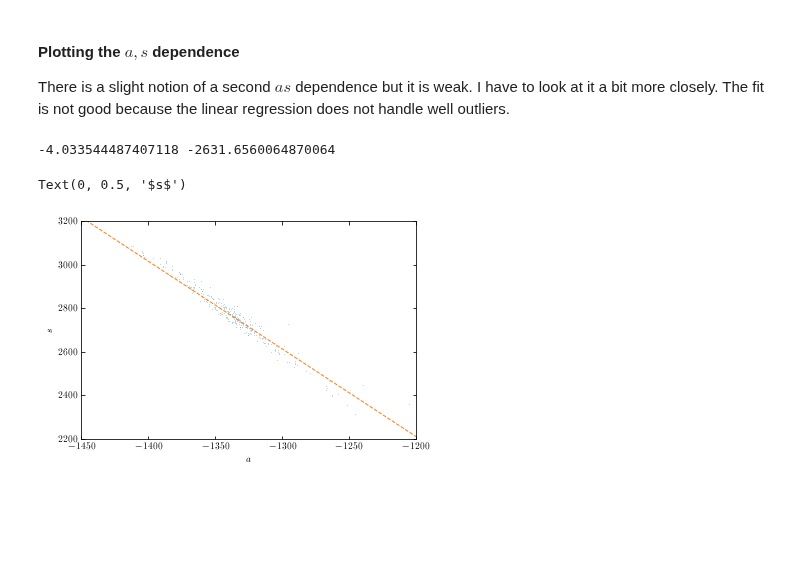
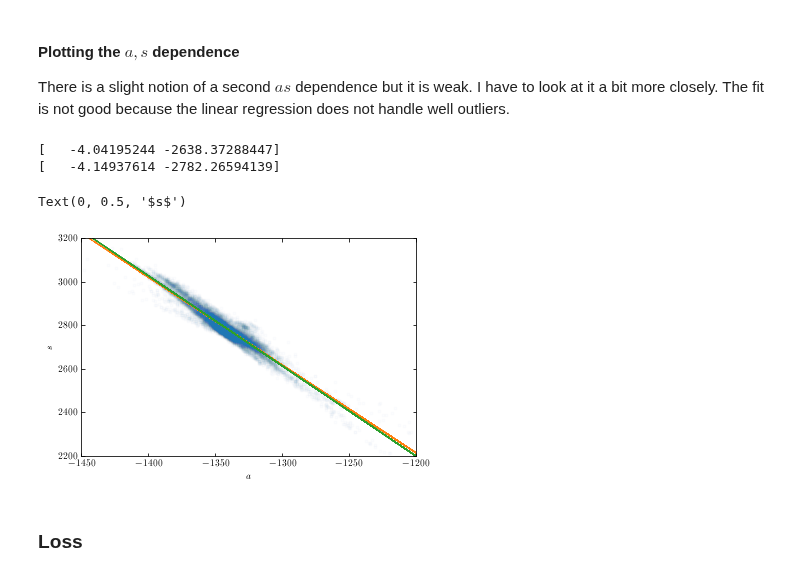
Before and after one commit to zpreisler/XRDXRFutils, a Jupyter notebook: notebooks/a_s_fit.ipynb, the cells around one changed output. Cells and saved outputs as stored; diff of their text form; code cells hidden in the pictures; blank space fills up the shorter version.

```diff
--- a/notebooks/a_s_fit.ipynb
+++ b/notebooks/a_s_fit.ipynb
@@ -10,16 +10,18 @@ import pickle
 from joblib import Parallel, delayed
 import h5py
 from sklearn.linear_model import LinearRegression
+from scipy.optimize import curve_fit, least_squares
 
-from numpy import linspace
-
-#import matplotlib
-#import matplotlib.pyplot as plt
-#from matplotlib.colors import LogNorm
-#from matplotlib.markers import MarkerStyle
-from matplotlib.pyplot import imshow,subplots,plot,xlim,ylim,xlabel,ylabel,cm
+from numpy import linspace,concatenate,sqrt,log,histogram
+from matplotlib.pyplot import imshow,subplots,plot,xlim,ylim,xlabel,ylabel,cm,title,scatter,colorbar,figure
+from sklearn.cluster import KMeans,MiniBatchKMeans
 
 from PIL import Image
+
+def f_linear(x,a,b):
+    return a*x + b
+def f_loss(x,t,y):
+    return (x[0]*t + x[1]) - y
 # %% [markdown]
 #### Define Paths
 # %%
@@ -52,0 +45,6 @@ data = DataXRD().read_params(path_xrd + 'Scanning_Parameters.txt').read(path_xrd
+# %%
+try:
+    data = DataXRD().load_h5(path_xrd + 'xrd.h5')
+except:
+    print('Reading from raw data.')
+    data = DataXRD().read_params(path_xrd + 'Scanning_Parameters.txt').read(path_xrd).calibrate_from_file(path_xrd + 'calibration.ini').save_h5(path_xrd + 'xrd.h5')
@@ -151,28 +160,30 @@ for i,phase in enumerate(pm.phases):
 #### Plotting the $a,s$ dependence
 
 There is a slight notion of a second $as$ dependence but it is weak. I have to look at it a bit more closely. The fit is not good because the linear regression does not handle well outliers.
-# %%
-f = loss.max(axis=2).flatten()<0.5
-f = (loss[:,:,1].flatten()<0.1) & (loss[:,:,1].flatten()>0.0)
-
-regr = LinearRegression().fit(
-    a.flatten()[f].reshape(-1, 1),
-    s.flatten()[f].reshape(-1, 1))
-
-k,b = regr.coef_[0,0],regr.intercept_[0]
-print(k,b)
-# %% [output]
--4.033544487407118 -2631.6560064870064
+# %%
+opt,var = curve_fit(f_linear,a.flatten(),s.flatten())
+res = least_squares(f_loss,x0=opt,args=(a.flatten(),s.flatten()),loss='cauchy')
+
+linear_y = f_linear(a.flatten(),*opt)
+cauchy_y = f_linear(a.flatten(),*res['x'])
+
+print(opt)
+print(res['x'])
+# %% [output]
+[   -4.04195244 -2638.37288447]
+[   -4.14937614 -2782.26594139]
 # %%
-plot(a.flatten()[f],s.flatten()[f],',',alpha=0.3)
+plot(a.flatten(),s.flatten(),'.',alpha=0.01)
 xlim(-1450,-1200)
 ylim(2200,3200)
 
-x = linspace(-1450,-1200,10)
-plot(x,regr.predict(x.reshape(-1,1)),'--',lw=1)
+plot(a.flatten(),linear_y,'--',lw=1)
+plot(a.flatten(),cauchy_y,'--',lw=1)
 
 xlabel(r'$a$')
 ylabel(r'$s$')
 # %% [output]
 Text(0, 0.5, '$s$')
-[figure, old version]
+[figure, new version]
+# %% [markdown]
+### Loss
```
Also changed, not shown: parts of 16 cells of this notebook, 1 other file.
